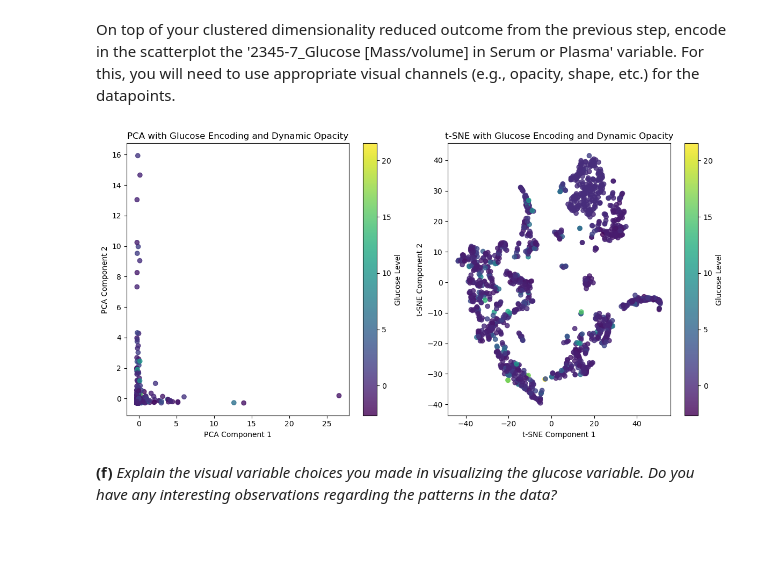
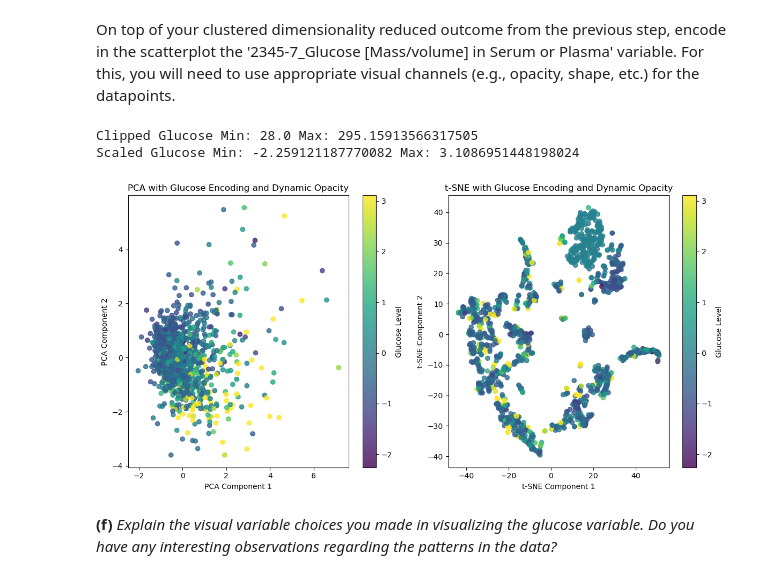
Before and after one commit to tonyzamyatin/mdgamls, a Jupyter notebook: UE5/solution.ipynb, the cells around one changed output. Cells and saved outputs as stored; diff of their text form; code cells hidden in the pictures; blank space fills up the shorter version.

Commit message:
UE5: Improve dim reduction

```diff
--- a/UE5/solution.ipynb
+++ b/UE5/solution.ipynb
@@ -147,21 +147,25 @@ import matplotlib.pyplot as plt
 from sklearn.decomposition import PCA
 from sklearn.manifold import TSNE
 from sklearn.cluster import KMeans
+from sklearn.preprocessing import StandardScaler
 
-# Step 1: PCA Dimensionality Reduction
+scaler = StandardScaler()
+numeric_data_scaled = scaler.fit_transform(numeric_data)
+
+# Step 2: PCA Dimensionality Reduction
 pca_model = PCA(n_components=2, whiten=True)
-pca_data = pca_model.fit_transform(numeric_data)
+pca_data = pca_model.fit_transform(numeric_data_scaled)
 
-# Step 2: t-SNE Dimensionality Reduction
+# Step 3: t-SNE Dimensionality Reduction
 tsne_model = TSNE(n_components=2, random_state=42)
 tsne_data = tsne_model.fit_transform(numeric_data)
 
-# Step 3: Perform KMeans Clustering on PCA and t-SNE Data
-kmeans = KMeans(n_clusters=5, random_state=42)  # 5 clusters based on elbow method (see above)
+# Step 4: Perform KMeans Clustering on PCA and t-SNE Data
+kmeans = KMeans(n_clusters=5, random_state=42)  # Adjust number of clusters as needed
 pca_clusters = kmeans.fit_predict(pca_data)
 tsne_clusters = kmeans.fit_predict(tsne_data)
 
-# Step 4: Visualization
+# Step 5: Visualization
 # PCA Scatterplot
 plt.figure(figsize=(12, 6))
 plt.subplot(1, 2, 1)
@@ -190,44 +194,57 @@ On top of your clustered dimensionality reduced outcome from the previous step,
 scatterplot the '2345-7_Glucose \[Mass/volume\] in Serum or Plasma' variable. For this, you will
 need to use appropriate visual channels (e.g., opacity, shape, etc.) for the datapoints.
 # %%
-from sklearn.preprocessing import MinMaxScaler, RobustScaler
+import numpy as np
 
 glucose = numeric_data['2345-7_Glucose [Mass/volume] in Serum or Plasma']
+glucose_array = glucose.values
 
-# Normalize glucose levels for better visualization
-scaler = RobustScaler()
-glucose_scaled = scaler.fit_transform(glucose.values.reshape(-1, 1)).flatten()
+# Compute mean and standard deviation
+mean = glucose.mean()
+std = glucose.std()
 
+# Clip data to within 3 standard deviations of the mean
+clipped_glucose = np.clip(glucose, mean - 2 * std, mean + 2 * std)
+
+# Normalize the clipped data using MinMaxScaler
+scaler = StandardScaler()
+glucose_scaled = scaler.fit_transform(clipped_glucose.values.reshape(-1, 1)).flatten()
+
+# Check the range after clipping and scaling
+print("Clipped Glucose Min:", clipped_glucose.min(), "Max:", clipped_glucose.max())
+print("Scaled Glucose Min:", glucose_scaled.min(), "Max:", glucose_scaled.max())
 
 # PCA Scatterplot with Glucose Encoding and Opacity
 plt.figure(figsize=(12, 6))
 plt.subplot(1, 2, 1)
 plt.scatter(
     pca_data[:, 0], pca_data[:, 1],
     c=glucose_scaled, cmap='viridis',
     alpha=0.8
 )
 plt.colorbar(label='Glucose Level')
 plt.title('PCA with Glucose Encoding and Dynamic Opacity')
 plt.xlabel('PCA Component 1')
 plt.ylabel('PCA Component 2')
 
 # t-SNE Scatterplot with Glucose Encoding and Opacity
 plt.subplot(1, 2, 2)
 plt.scatter(
     tsne_data[:, 0], tsne_data[:, 1],
     c=glucose_scaled, cmap='viridis',
     alpha=0.8
 )
 plt.colorbar(label='Glucose Level')
 plt.title('t-SNE with Glucose Encoding and Dynamic Opacity')
 plt.xlabel('t-SNE Component 1')
 plt.ylabel('t-SNE Component 2')
 
 plt.tight_layout()
 plt.show()
 # %% [output]
+Clipped Glucose Min: 28.0 Max: 295.15913566317505
+Scaled Glucose Min: -2.259121187770082 Max: 3.1086951448198024
-[figure, old version]
+[figure, new version]
 # %% [markdown]
 **(f)** *Explain the visual variable choices you made in visualizing the glucose variable. Do
 you have any interesting observations regarding the patterns in the data?*
```
Also changed, not shown: parts of 1 cell of this notebook, 1 other file.
